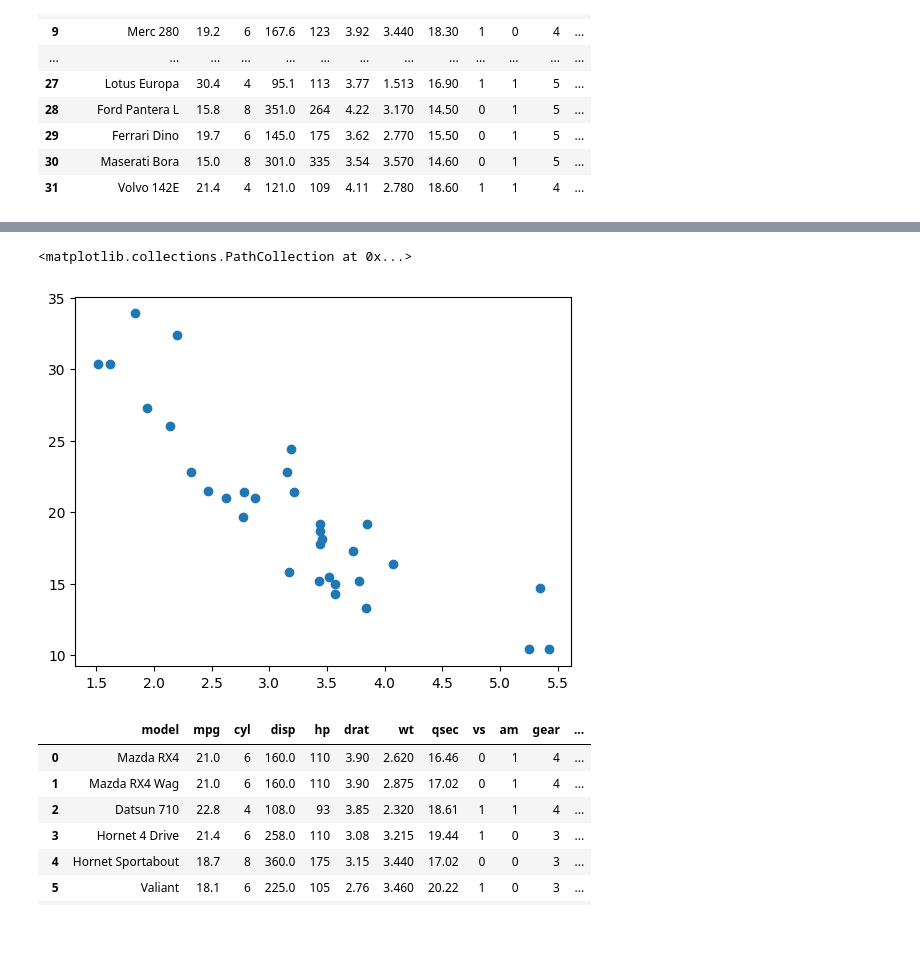
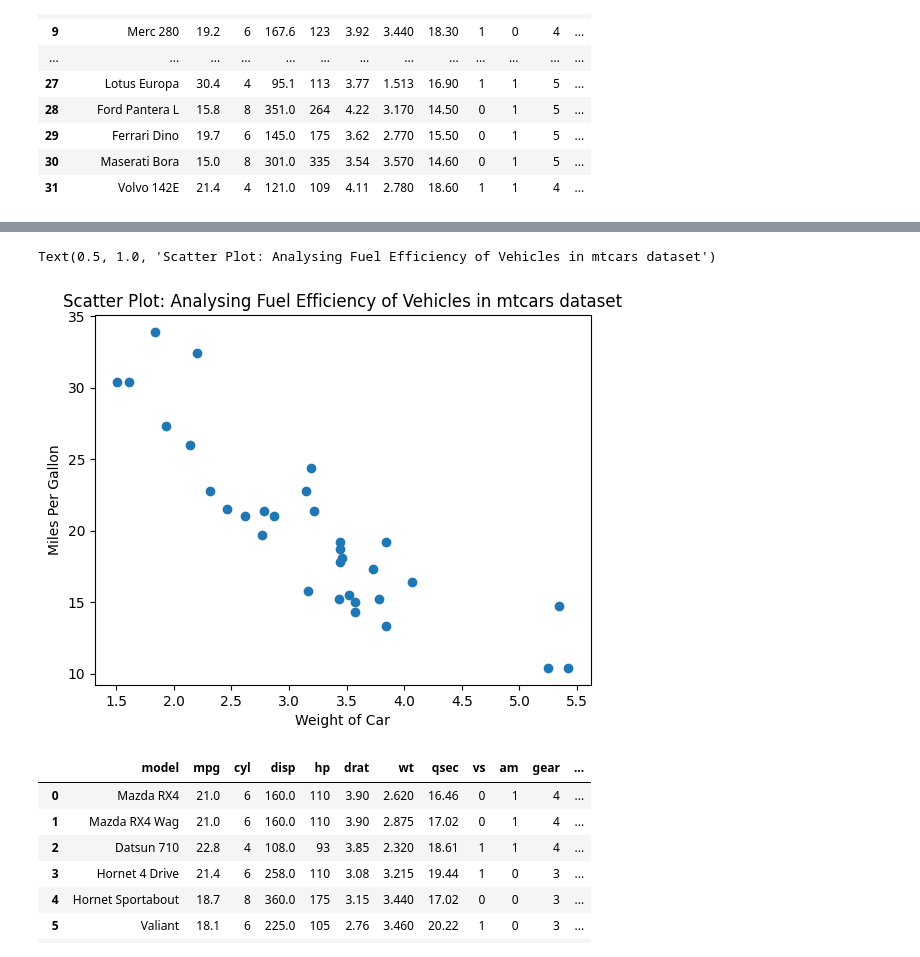
Before and after one commit to ramakanth0405/DVP-Practical, a Jupyter notebook: pgm_scatter_dataset.ipynb, the cells around one changed output, grey strips where cells are left out. Cells and saved outputs as stored; diff of their text form; code cells hidden in the pictures; blank space fills up the shorter version.

```diff
--- a/pgm_scatter_dataset.ipynb
+++ b/pgm_scatter_dataset.ipynb
@@ -49,9 +49,12 @@ dtypes: float64(5), int64(6), object(1)
 memory usage: 3.1+ KB
 # %%
 plt.scatter(df['wt'],df['mpg'])
+plt.xlabel('Weight of Car')
+plt.ylabel('Miles Per Gallon')
+plt.title('Scatter Plot: Analysing Fuel Efficiency of Vehicles in mtcars dataset')
 # %% [output]
-<matplotlib.collections.PathCollection at 0x...>
+Text(0.5, 1.0, 'Scatter Plot: Analysing Fuel Efficiency of Vehicles in mtcars dataset')
-[figure, old version]
+[figure, new version]
 # %%
 df
 # %% [output]
```
Also changed, not shown: parts of 1 cell of this notebook.
